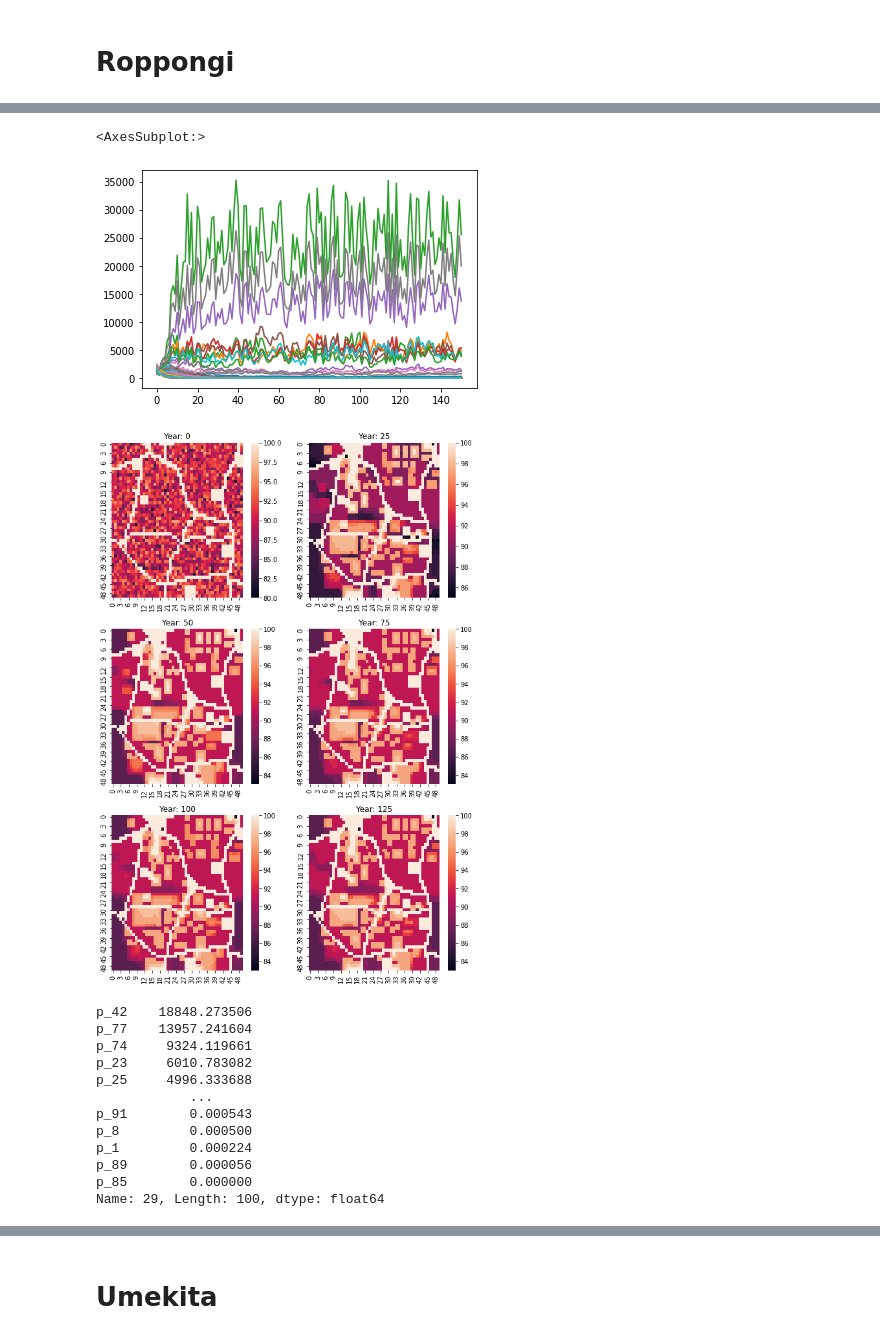
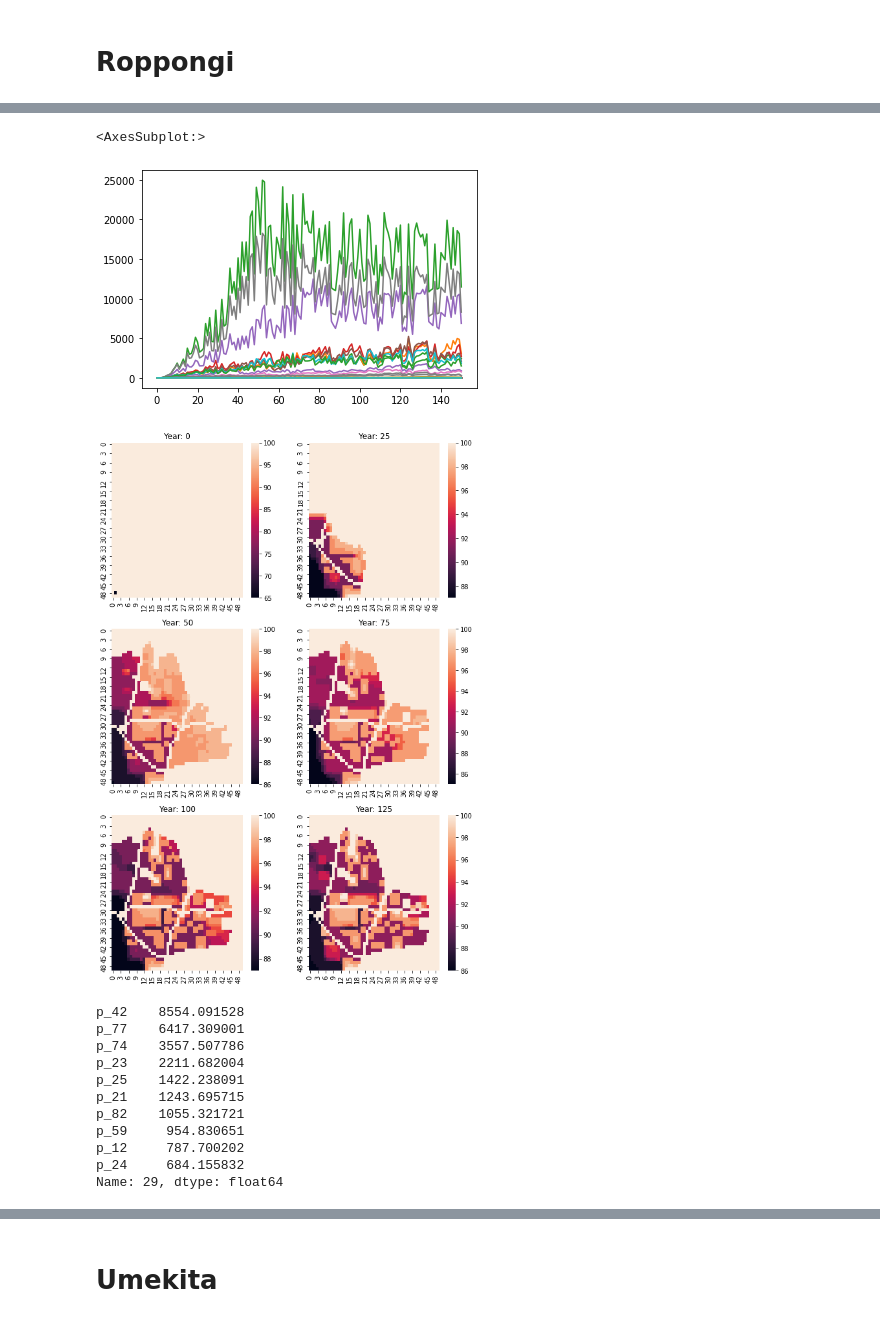
Before and after one commit to namaph/namaph, a Jupyter notebook: example-notebooks/NewSim.ipynb, the cells around one changed output, grey strips where cells are left out. Saved outputs shown, nothing was run; the diff lists cells and outputs as text; code cells hidden in the pictures.

```diff
--- a/example-notebooks/NewSim.ipynb
+++ b/example-notebooks/NewSim.ipynb
@@ -274,9 +274,6 @@ for idx, i in enumerate(range(0, 30, 5)):
 # %%
 with open('./resource/roppongi2045.json', 'r')as f:
   product = json.load(f)
-# %%
-annot = {k:i for i, k in enumerate(product['GEOGRID']['properties']['types'].keys())}
-type_weight = pd.read_csv('./resource/type_weight.csv', index_col=0)
 # %%
 geogrid = np.array([annot[i['name']] for i in product['GEOGRIDDATA']])[::-1].reshape(50, 50)
 masking = np.array([type_weight.loc[i['name']] for i in product['GEOGRIDDATA']])[::-1].reshape(50, 50)
@@ -293,11 +289,12 @@ sns.heatmap(masking)
 # %%
 roppongi = default_ecosystem((50,50), 100, 100)
+p = pd.read_csv('./Ecosystem/p_temp.csv', index_col=0)
 
 res, spc, ene = roppongi.resource, roppongi.species, roppongi.energy
 
-spc = set_scale(spc, p, 250, 100)
-# spc = spc.copy()
-# spc[:, 48,1] = ((1 / p.r) * 25)
+# spc = set_scale(spc, p, 250, 100)
+spc = spc.copy()
+spc[:, 48,1] = ((1 / p.r) * 25)
 spc *= masking
 res = ene - calc_energy(spc, p)
 
@@ -308,21 +313,13 @@ roppongi.heatmap(False)
 # %%
-b = [roppongi]
-for i in range(150):
-  roppongi = grow(roppongi, p)
-  roppongi = seed(roppongi, p)
-  roppongi = mask(roppongi, p, masking)
-  roppongi = harvest(roppongi, p, 20)
-  b.append(roppongi)
-
 result = pd.DataFrame(
-  [[_b.species.sum(1).sum(1)[i] for _b in b] for i in range(len(system.species))],
-  index = [f"p_{i}" for i in range(len(system.species))]
+  [[_b.species.sum(1).sum(1)[i] for _b in b] for i in range(len(roppongi.species))],
+  index = [f"p_{i}" for i in range(len(roppongi.species))]
 ).T
 
 result.plot(legend=None)
 # %% [output]
 <AxesSubplot:>
-[figure, old version]
+[figure, new version]
 # %%
 heatmap = []
 fig, ax = plt.subplots(3, 2, figsize=(10, 15))
@@ -341,20 +338,19 @@ for idx, i in enumerate(range(0, 150, 25)):
 
 fig.savefig('species_mini.png')
 # %% [output]
-[figure, old version]
+[figure, new version]
 # %%
-result.iloc[29].sort_values(ascending=False)
+result.iloc[29].sort_values(ascending=False).head(10)
 # %% [output]
-p_42    18848.273506
-p_77    13957.241604
-p_74     9324.119661
-p_23     6010.783082
-p_25     4996.333688
-            ...
-p_91        0.000543
-p_8         0.000500
-p_1         0.000224
-p_89        0.000056
-p_85        0.000000
-Name: 29, Length: 100, dtype: float64
+p_42    8554.091528
+p_77    6417.309001
+p_74    3557.507786
+p_23    2211.682004
+p_25    1422.238091
+p_21    1243.695715
+p_82    1055.321721
+p_59     954.830651
+p_12     787.700202
+p_24     684.155832
+Name: 29, dtype: float64
 # %%
```
Also changed, not shown: parts of 14 cells of this notebook, 7 other files.
